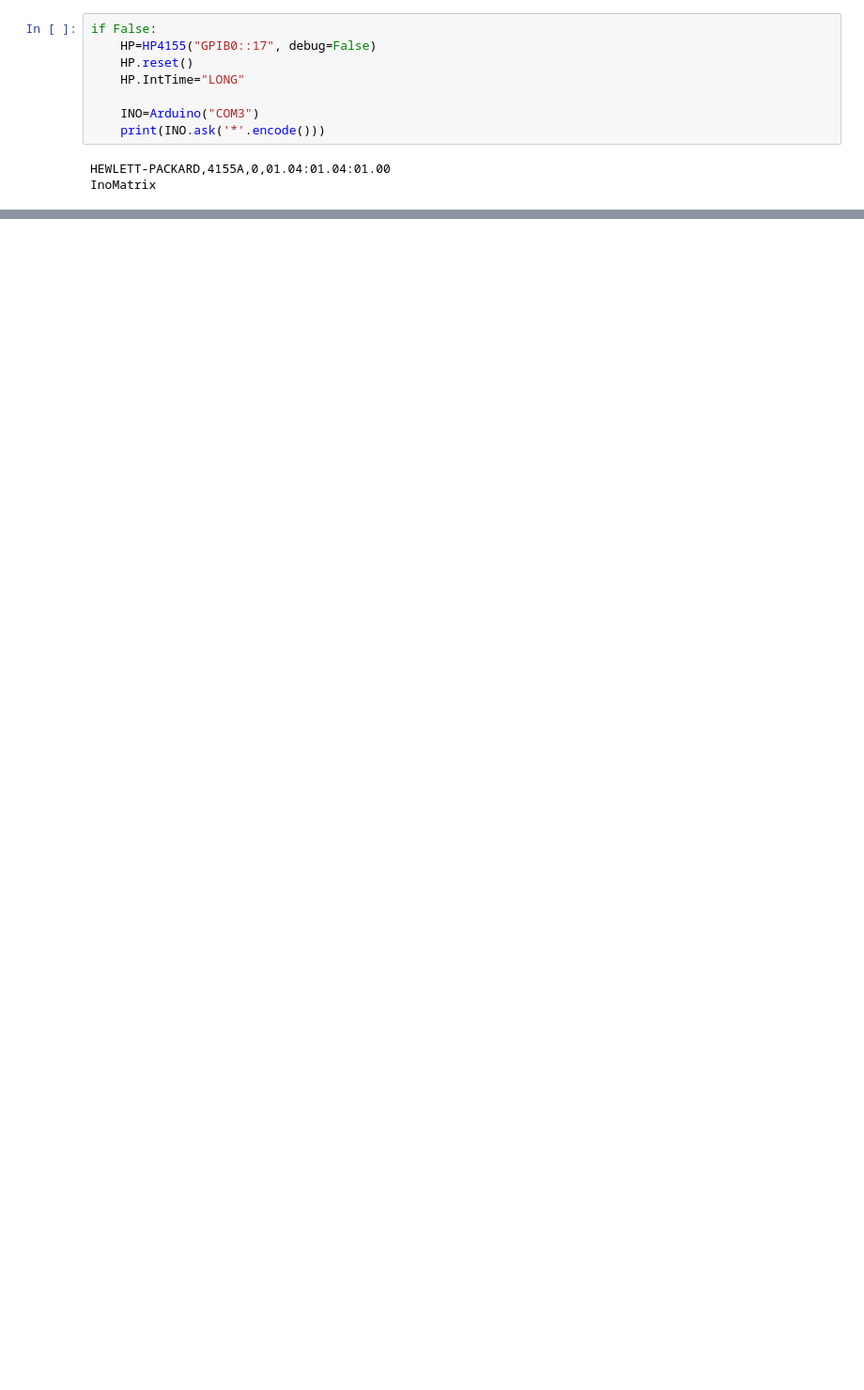
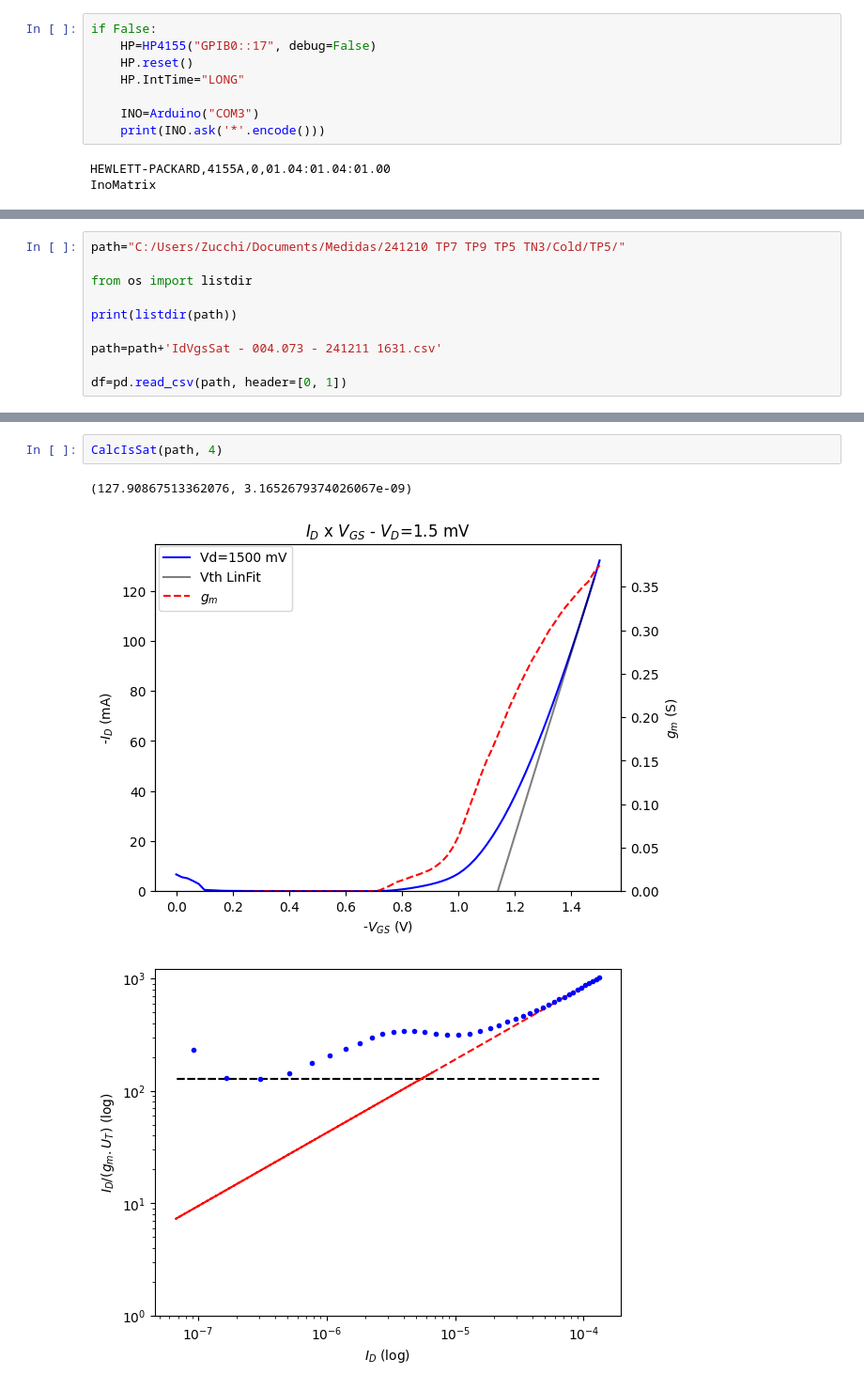
Before and after one commit to lszucchi/HPIB, a Jupyter notebook: bin/Terminal.ipynb, the cells around one changed output, grey strips where cells are left out. Shown at 94% size. Saved outputs shown, nothing was run; the diff lists cells and outputs as text; blank space fills up the shorter version.

```diff
--- a/bin/Terminal.ipynb
+++ b/bin/Terminal.ipynb
@@ -49,0 +46,10 @@ Elsa.Idn()
+# %%
+path="C:/Users/Zucchi/Documents/Medidas/241210 TP7 TP9 TP5 TN3/Cold/TP5/"
+
+from os import listdir
+
+print(listdir(path))
+
+path=path+'IdVgsSat - 004.073 - 241211 1631.csv'
+
+df=pd.read_csv(path, header=[0, 1])
@@ -49,0 +79,6 @@ Elsa.Idn()
+# %%
+CalcIsSat(path, 4)
+# %% [output]
+(127.90867513362076, 3.1652679374026067e-09)
+[figure, added]
+[figure, added]
```
Also changed, not shown: parts of 12 cells of this notebook, 6 other files.
